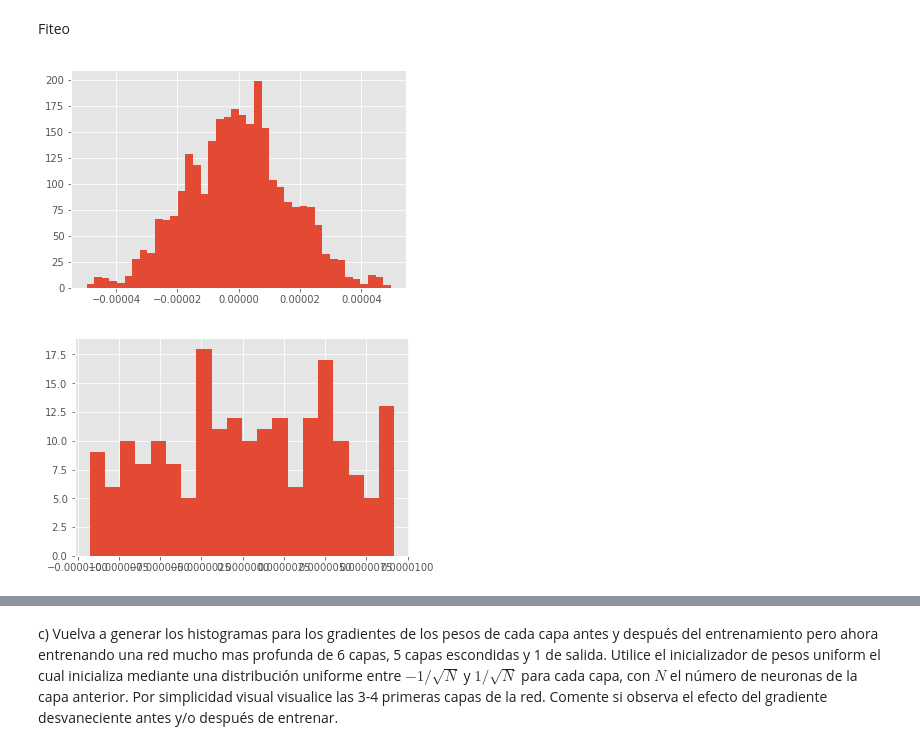
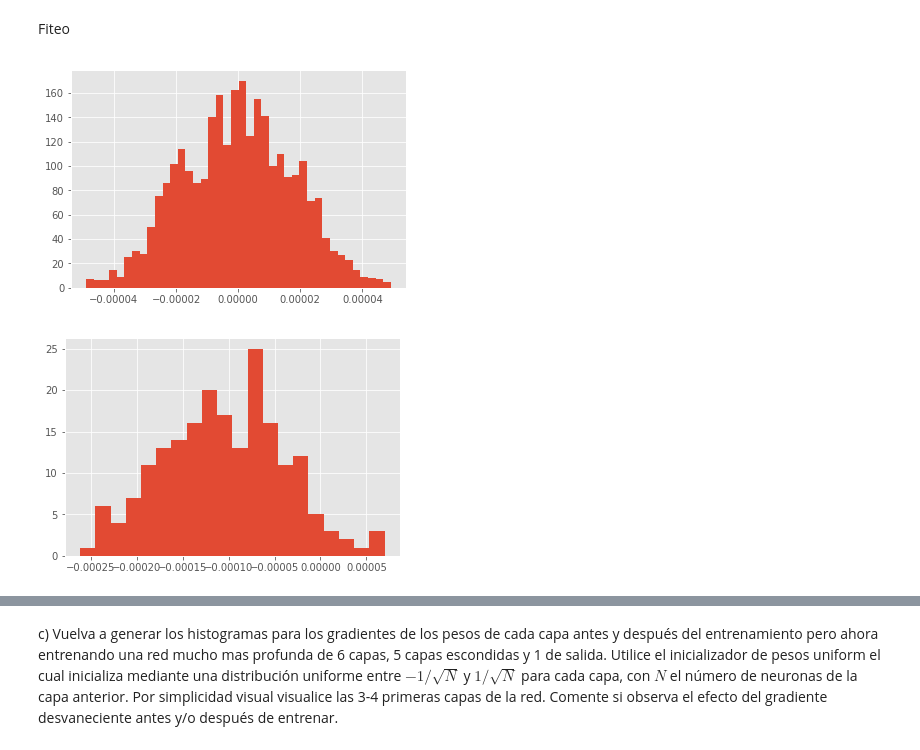
Before and after one commit to MrSutra/NeuralNetworks-1, a Jupyter notebook: Pregunta 2.ipynb, the cells around one changed output, grey strips where cells are left out. Drawn from its saved outputs; the diff is of its cells as text; code cells hidden in the pictures.

```diff
--- a/Pregunta 2.ipynb
+++ b/Pregunta 2.ipynb
@@ -102,16 +98,16 @@ listOfVariableTensors = model.trainable_weights
 #We can now calculate the gradients.
 gradients = K.gradients(loss, listOfVariableTensors)
 sess = K.get_session()
-evaluated_gradients_out = sess.run(gradients,feed_dict={model.input:X_train_scaled.as_matrix()})
-evaluated_gradients_out = [gradient/len(y_train) for gradient in evaluated_gradients]
+evaluated_gradients = sess.run(gradients,feed_dict={model.input:X_train_scaled})
+evaluated_gradients = [gradient/len(y_train) for gradient in evaluated_gradients]
 # %%
 plt.hist(evaluated_gradients_out[0].flatten(),40)
 #plt.xla
 plt.show()
 # %% [output]
-[figure, old version]
+[figure, new version]
 # %%
-plt.hist(evaluated_gradients_out[1],20)
+plt.hist(evaluated_gradients_out[2],20)
 plt.show()
 # %% [output]
-[figure, old version]
+[figure, new version]
```
Also changed, not shown: parts of 12 cells of this notebook, 1 other file.
